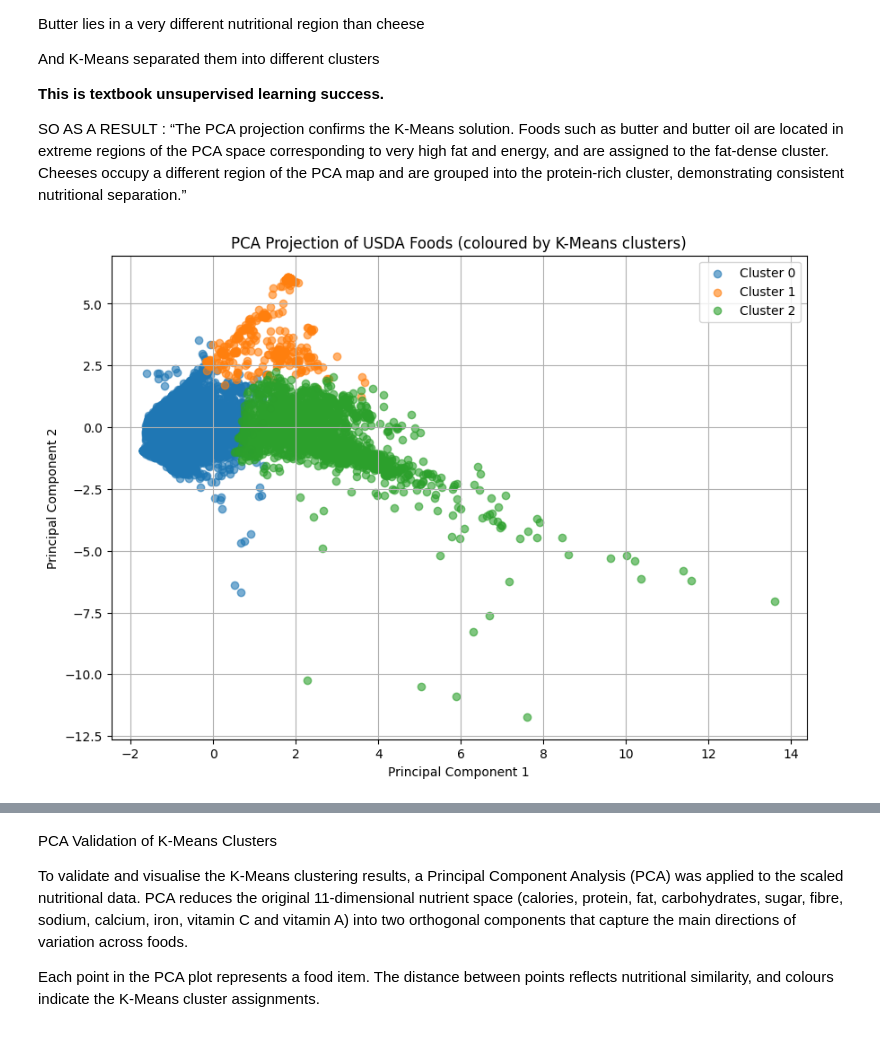
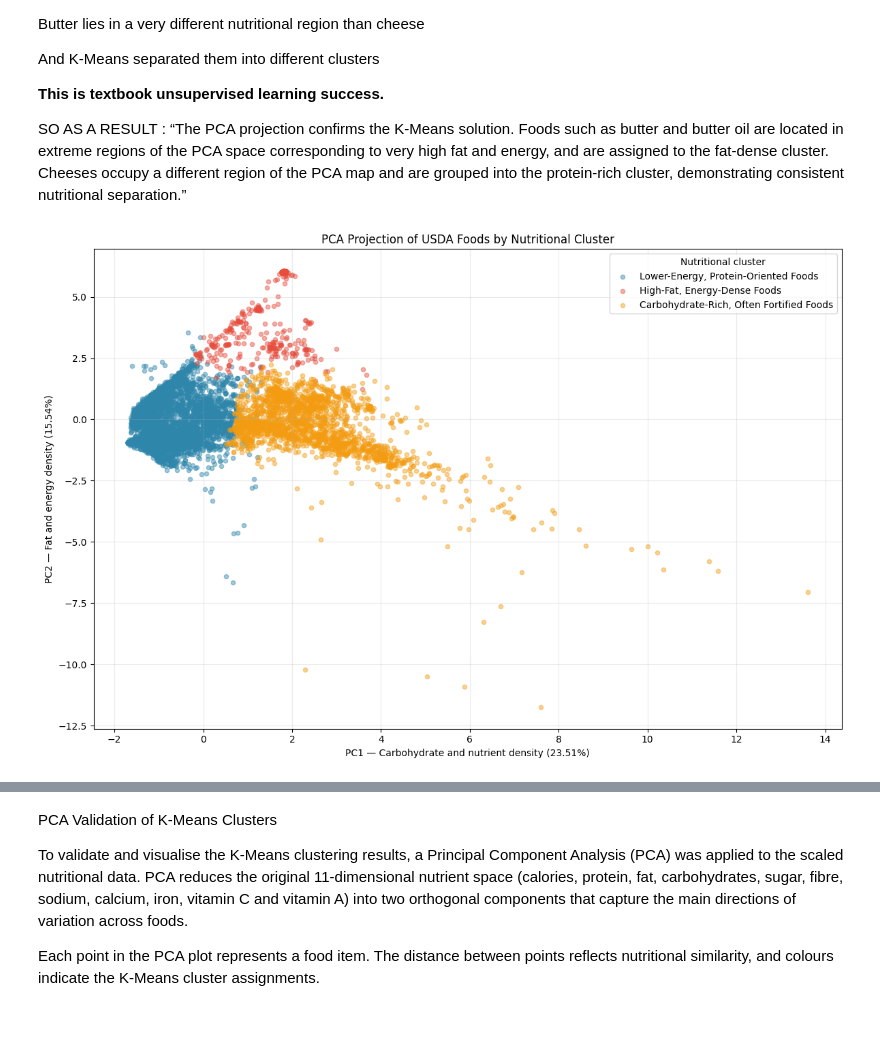
Before and after one commit to SalimHM-IPCA/food-nutrition-clustering-analysis, a Jupyter notebook: food_nutrition_analysis.ipynb, the cells around one changed output, grey strips where cells are left out. Saved outputs shown, nothing was run; the diff lists cells and outputs as text; code cells hidden in the pictures.

Commit message:
Improve clustering validation and association analysis

```diff
--- a/food_nutrition_analysis.ipynb
+++ b/food_nutrition_analysis.ipynb
@@ -195,0 +798,18 @@ Tries multiple k values and evaluates with inertia and silhouette score . Select
+# %%
+cluster_names = {
+    0: "Lower-Energy, Protein-Oriented Foods",
+    1: "High-Fat, Energy-Dense Foods",
+    2: "Carbohydrate-Rich, Often Fortified Foods"
+}
+
+results["Cluster_Name"] = (
+    results["Cluster"].map(cluster_names)
+)
+
+results[
+    [
+        "Food",
+        "Cluster",
+        "Cluster_Name"
+    ]
+].head()
@@ -523,17 +1301,50 @@ And K-Means separated them into different clusters
 SO AS A RESULT :
 “The PCA projection confirms the K-Means solution. Foods such as butter and butter oil are located in extreme regions of the PCA space corresponding to very high fat and energy, and are assigned to the fat-dense cluster. Cheeses occupy a different region of the PCA map and are grouped into the protein-rich cluster, demonstrating consistent nutritional separation.”
 # %%
-plt.figure(figsize=(10, 7))
+pca_df["Cluster_Name"] = (
+    pca_df["Cluster"].map(cluster_names)
+)
 
-for c in sorted(pca_df["Cluster"].unique()):
-    subset = pca_df[pca_df["Cluster"] == c]
-    plt.scatter(subset["PC1"], subset["PC2"], label=f"Cluster {c}", alpha=0.6)
+colours = {
+    0: "#2E86AB",
+    1: "#E74C3C",
+    2: "#F39C12"
+}
 
-plt.xlabel("Principal Component 1")
-plt.ylabel("Principal Component 2")
-plt.title("PCA Projection of USDA Foods (coloured by K-Means clusters)")
-plt.legend()
-plt.grid(True)
+plt.figure(figsize=(12, 8))
+
+for cluster in sorted(pca_df["Cluster"].unique()):
+
+    subset = pca_df[
+        pca_df["Cluster"] == cluster
+    ]
+
+    plt.scatter(
+        subset["PC1"],
+        subset["PC2"],
+        label=cluster_names[cluster],
+        color=colours[cluster],
+        alpha=0.45,
+        s=20
+    )
+
+plt.xlabel(
+    f"PC1 — Carbohydrate and nutrient density "
+    f"({pca.explained_variance_ratio_[0] * 100:.2f}%)"
+)
+
+plt.ylabel(
+    f"PC2 — Fat and energy density "
+    f"({pca.explained_variance_ratio_[1] * 100:.2f}%)"
+)
+
+plt.title(
+    "PCA Projection of USDA Foods by Nutritional Cluster"
+)
+
+plt.legend(title="Nutritional cluster")
+plt.grid(alpha=0.25)
+plt.tight_layout()
 plt.show()
 # %% [output]
-[figure, old version]
+[figure, new version]
```
Also changed, not shown: parts of 55 cells of this notebook.
